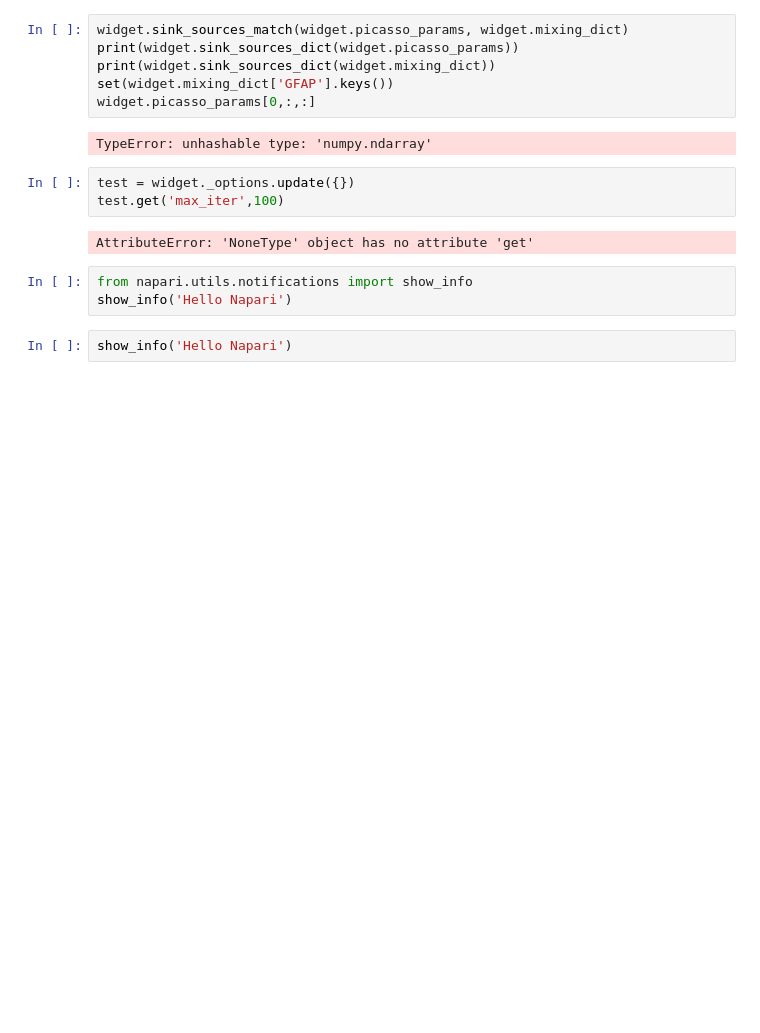
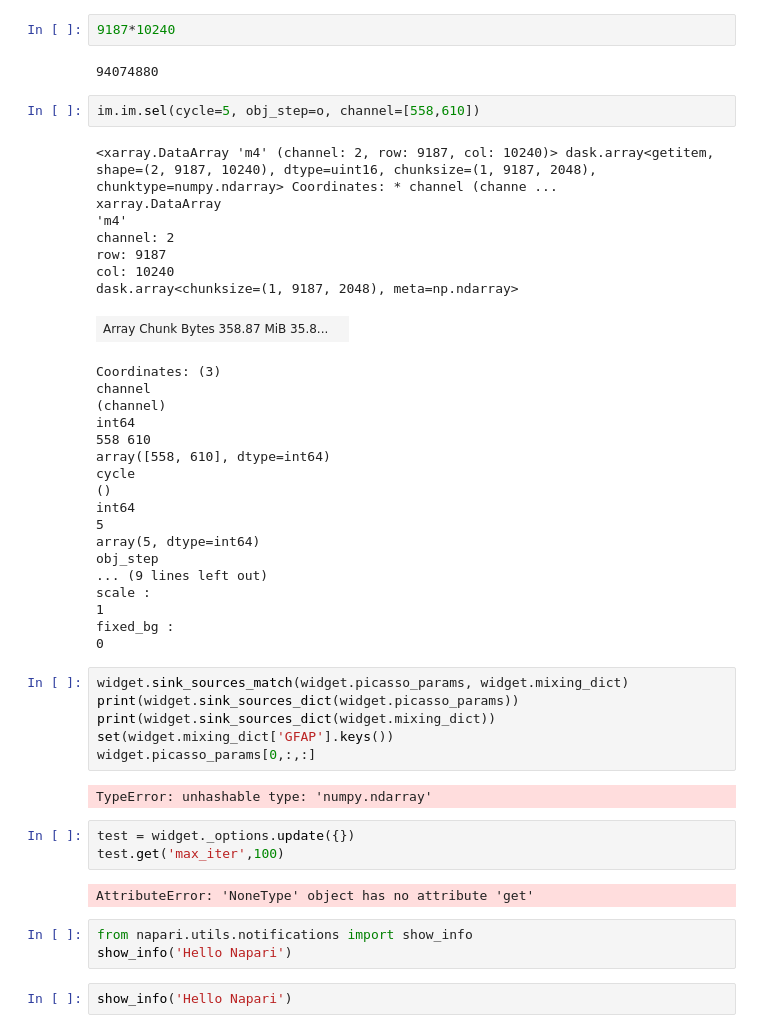
Before and after one commit to nygctech/PICASSO, a Jupyter notebook: notebooks/demo.ipynb, the cells around one changed output. Saved outputs shown, nothing was run; the diff lists cells and outputs as text; blank space fills up the shorter version.

```diff
--- a/notebooks/demo.ipynb
+++ b/notebooks/demo.ipynb
@@ -63,3 +86,35 @@ It 100 - total loss: 0.8084504008293152, total MI loss: 0.8084308505058289, tota
+# %%
+9187*10240
+# %% [output]
+94074880
+# %%
+im.im.sel(cycle=5, obj_step=o, channel=[558,610])
+# %% [output]
+<xarray.DataArray 'm4' (channel: 2, row: 9187, col: 10240)> dask.array<getitem, shape=(2, 9187, 10240), dtype=uint16, chunksize=(1, 9187, 2048), chunktype=numpy.ndarray> Coordinates: * channel (channe ...
+xarray.DataArray
+'m4'
+channel: 2
+row: 9187
+col: 10240
+dask.array<chunksize=(1, 9187, 2048), meta=np.ndarray>
+| Array Chunk Bytes 358.87 MiB 35.8... |  |
+Coordinates: (3)
+channel
+(channel)
+int64
+558 610
+array([558, 610], dtype=int64)
+cycle
+()
+int64
+5
+array(5, dtype=int64)
+obj_step
+... (9 lines left out)
+scale :
+1
+fixed_bg :
+0
 # %%
 widget.sink_sources_match(widget.picasso_params, widget.mixing_dict)
 print(widget.sink_sources_dict(widget.picasso_params))
```
Also changed, not shown: parts of 2 cells of this notebook, 3 other files.
